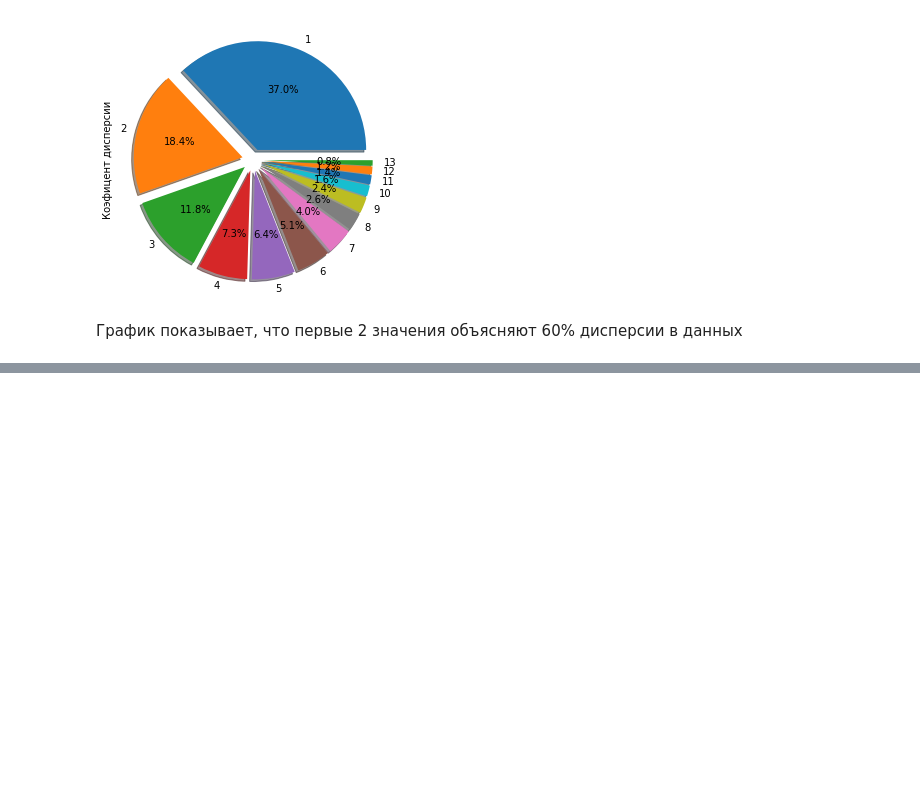
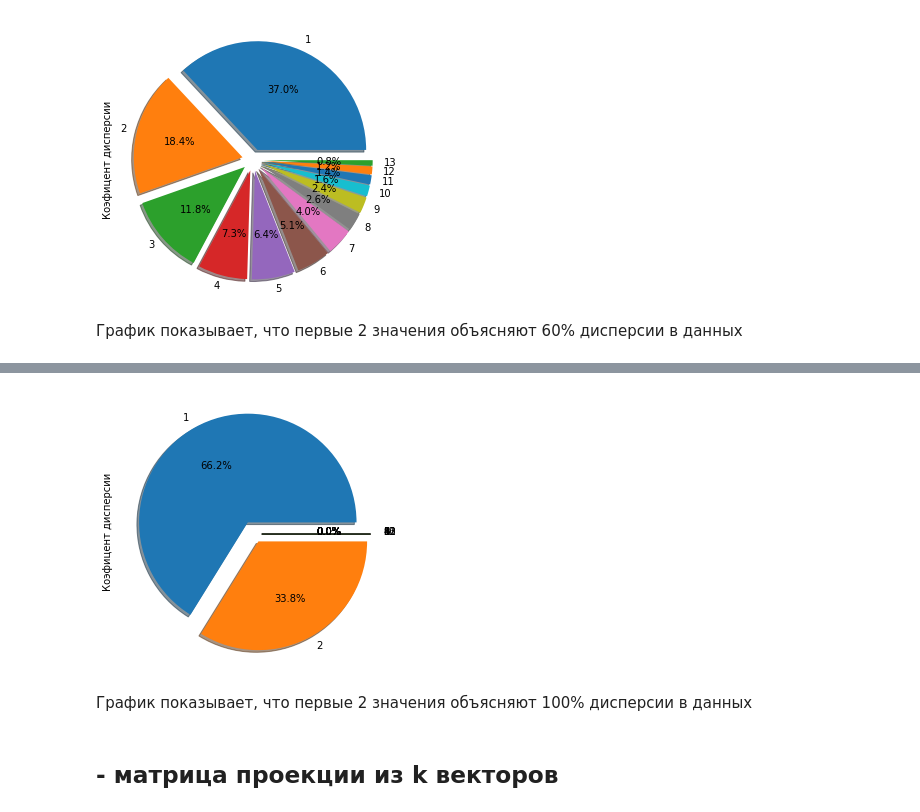
Before and after one commit to Artexxx/Artem-python, a Jupyter notebook: algorithms/Pre-Processing/Building_Good_Training_Datasets.ipynb, the cells around one changed output, grey strips where cells are left out. Saved outputs shown, nothing was run; the diff lists cells and outputs as text; code cells hidden in the pictures; blank space fills up the shorter version.

```diff
--- a/algorithms/Pre-Processing/Building_Good_Training_Datasets.ipynb
+++ b/algorithms/Pre-Processing/Building_Good_Training_Datasets.ipynb
@@ -263,0 +284,23 @@ plt.title('Test Data')
+# %%
+mean_vectors = []
+for label in range(1, 4):
+    mean_vectors.append(np.mean(X_train_std[y_train == label], axis=0))
+# %%
+d = 13
+S_w = np.zeros((d, d))
+for label, mean_vector in zip(range(1, 4), mean_vectors):
+    S_i = np.zeros((d, d))
+    for class_i in X_train_std[y_train == label]:
+        x, m_i = class_i.reshape(d, 1), mean_vector.reshape(d, 1)
+        S_i += (x-m_i)@((x-m_i).T)
+    S_w += S_i
+# %%
+d = 13
+general_mean =  X_train_std.mean(axis=0).reshape(d, 1)
+S_b = np.zeros((d, d))
+for label, mean_vector in zip(range(1, 4), mean_vectors):
+    n = X_train_std[y_train == label].shape[0]
+    m_i =  mean_vector.reshape(d, 1)
+    S_b += n*( (general_mean-m_i) @ ((general_mean-m_i).T))
+# %%
+eigen_vals, eigen_vecs = np.linalg.eig(np.linalg.inv(S_w)@S_b)
@@ -263,0 +311,12 @@ plt.title('Test Data')
+# %%
+var_exp = [abs(i) / sum(eigen_vals) for i in sorted(eigen_vals, reverse=True)]
+cum_var_exp = pd.DataFrame({'features':range(13), 'Коэфицент дисперсии' :  var_exp})
+cum_var_exp.plot.pie(explode=[0.1]*13,labels = range(1,14),
+                     y = 'Коэфицент дисперсии',autopct='%1.1f%%',
+                     shadow=True,legend=False,figsize=(5, 5));
+# %% [output]
+[figure, added]
+# %% [markdown]
+График показывает, что первые 2 значения объясняют 100% дисперсии в данных
+# %% [markdown]
+## - матрица проекции из k векторов
```
Also changed, not shown: parts of 14 cells of this notebook, 3 other files.
